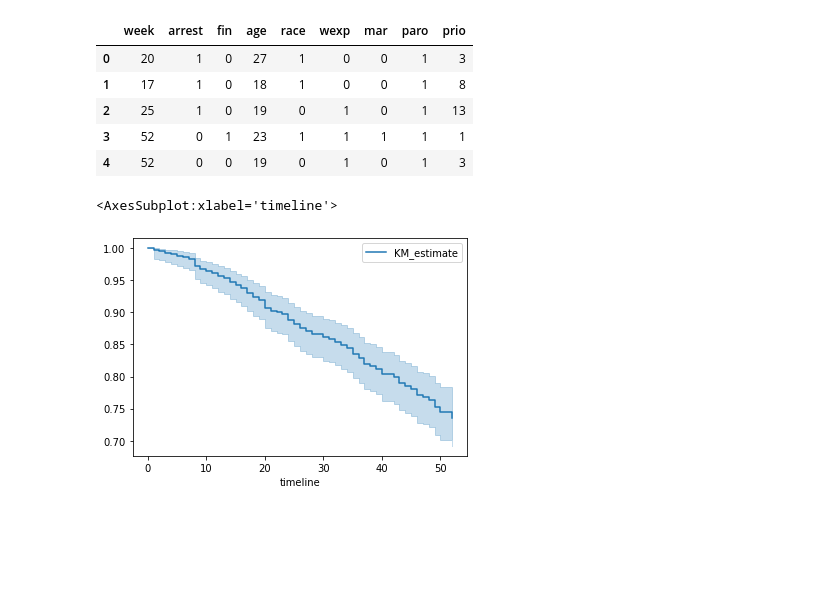
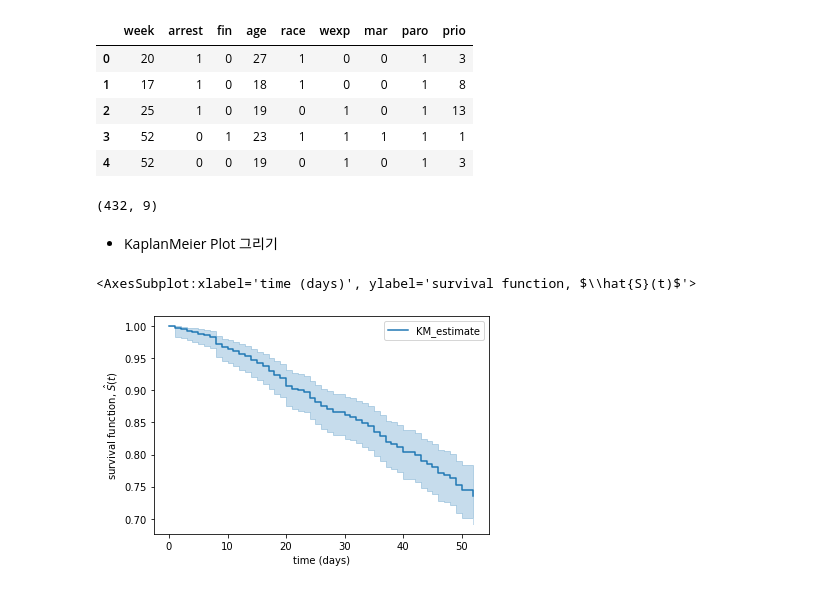
Before and after one commit to seolbluewings/Python, a Jupyter notebook: Cox PH Model.ipynb, the cells around one changed output. Cells and saved outputs as stored; diff of their text form; code cells hidden in the pictures; blank space fills up the shorter version.

```diff
--- a/Cox PH Model.ipynb
+++ b/Cox PH Model.ipynb
@@ -13,10 +18,19 @@ rossi.head(5)
 | 2 | 25 | 1 | 0 | 19 | 0 | 1 | 0 | 1 | 13 |
 | 3 | 52 | 0 | 1 | 23 | 1 | 1 | 1 | 1 | 1 |
 | 4 | 52 | 0 | 0 | 19 | 0 | 1 | 0 | 1 | 3 |
+# %%
+rossi.shape
+# %% [output]
+(432, 9)
+# %% [markdown]
+- KaplanMeier Plot 그리기
 # %%
 kmf = KaplanMeierFitter()
 kmf.fit(rossi['week'],rossi['arrest'])
-kmf.plot()
+plot = kmf.plot_survival_function()
+plot.set_xlabel('time (days)')
+plot.set_ylabel('survival function, $\hat{S}(t)$')
+plot
 # %% [output]
-<AxesSubplot:xlabel='timeline'>
+<AxesSubplot:xlabel='time (days)', ylabel='survival function, $\\hat{S}(t)$'>
-[figure, old version]
+[figure, new version]
```
Also changed, not shown: parts of 16 cells of this notebook.
